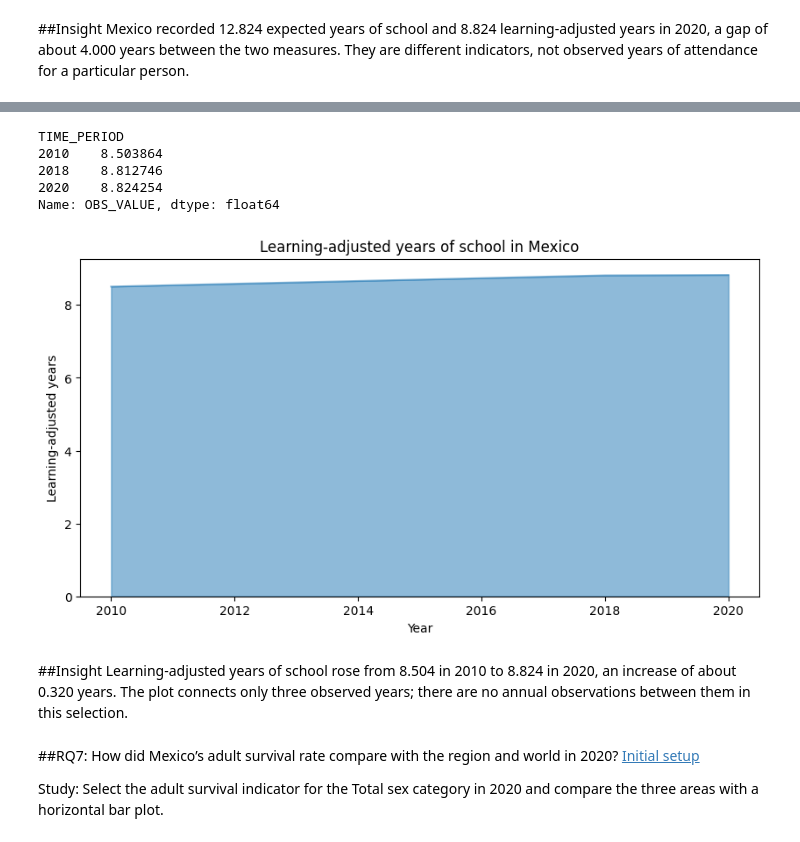
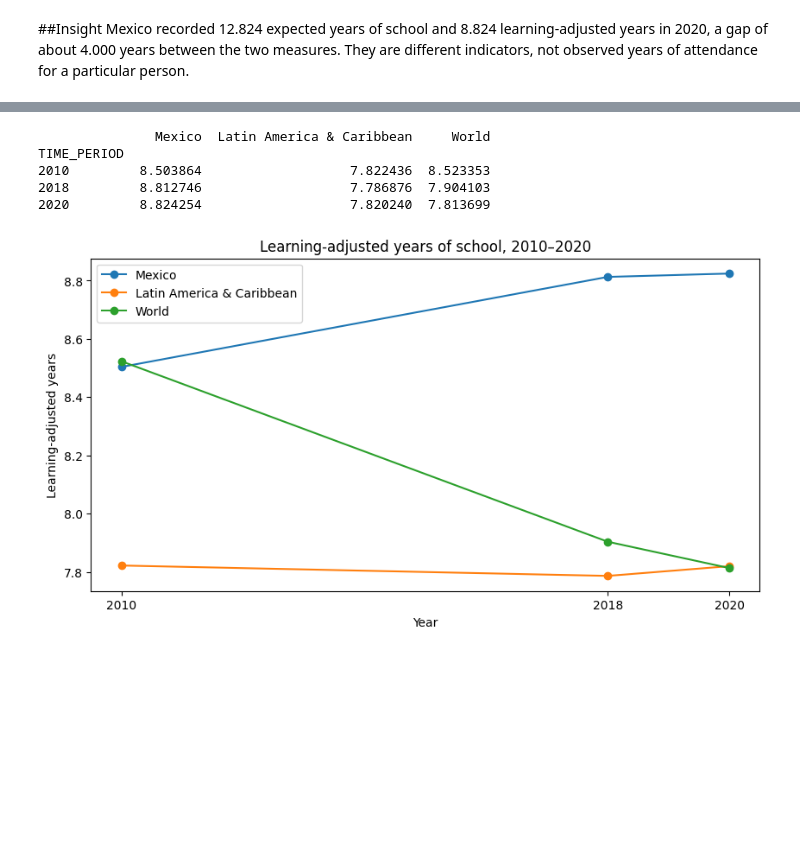
Before and after one commit to A01178685/clase_lol_10, a Jupyter notebook: Presentation.ipynb, the cells around one changed output, grey strips where cells are left out. Saved outputs shown, nothing was run; the diff lists cells and outputs as text; code cells hidden in the pictures; blank space fills up the shorter version.

```diff
--- a/Presentation.ipynb
+++ b/Presentation.ipynb
@@ -248,27 +256,23 @@ Study: Select Mexico’s Total observations for the learning-adjusted schooling
 # %%
 aprendizaje = df[df['INDICATOR'] == 'WB_HCI_LAYS']
 aprendizaje = aprendizaje[aprendizaje['SEX_LABEL'] == 'Total']
-aprendizaje = aprendizaje[aprendizaje['REF_AREA_LABEL'] == 'Mexico']
-aprendizaje = aprendizaje.sort_values(['TIME_PERIOD']).set_index('TIME_PERIOD')['OBS_VALUE']
-print(aprendizaje)
+series = {}
+for area in ['Mexico', 'Latin America & Caribbean', 'World']:
+    datos = aprendizaje[aprendizaje['REF_AREA_LABEL'] == area]
+    series[area] = datos.sort_values('TIME_PERIOD').set_index('TIME_PERIOD')['OBS_VALUE']
+comparacion_aprendizaje = pd.DataFrame(series)
+print(comparacion_aprendizaje)
 
-aprendizaje.plot(kind='area', stacked=False, alpha=0.5, figsize=(10, 5))
-plt.title('Learning-adjusted years of school in Mexico')
+comparacion_aprendizaje.plot(kind='line', marker='o', figsize=(10, 5))
+plt.title('Learning-adjusted years of school, 2010–2020')
 plt.xlabel('Year')
 plt.ylabel('Learning-adjusted years')
+plt.xticks([2010, 2018, 2020])
 plt.show()
 # %% [output]
+               Mexico  Latin America & Caribbean     World
 TIME_PERIOD
-2010    8.503864
-2018    8.812746
-2020    8.824254
-Name: OBS_VALUE, dtype: float64
+2010         8.503864                   7.822436  8.523353
+2018         8.812746                   7.786876  7.904103
+2020         8.824254                   7.820240  7.813699
-[figure, old version]
+[figure, new version]
-# %% [markdown]
-##Insight
-Learning-adjusted years of school rose from 8.504 in 2010 to 8.824 in 2020, an increase of about 0.320 years. The plot connects only three observed years; there are no annual observations between them in this selection.
-# %% [markdown]
-##RQ7: How did Mexico’s adult survival rate compare with the region and world in 2020?
-[Initial setup](#scrollTo=vseoY8IkIjKN&line)
-
-Study: Select the adult survival indicator for the Total sex category in 2020 and compare the three areas with a horizontal bar plot.
```
Also changed, not shown: parts of 41 cells of this notebook.
